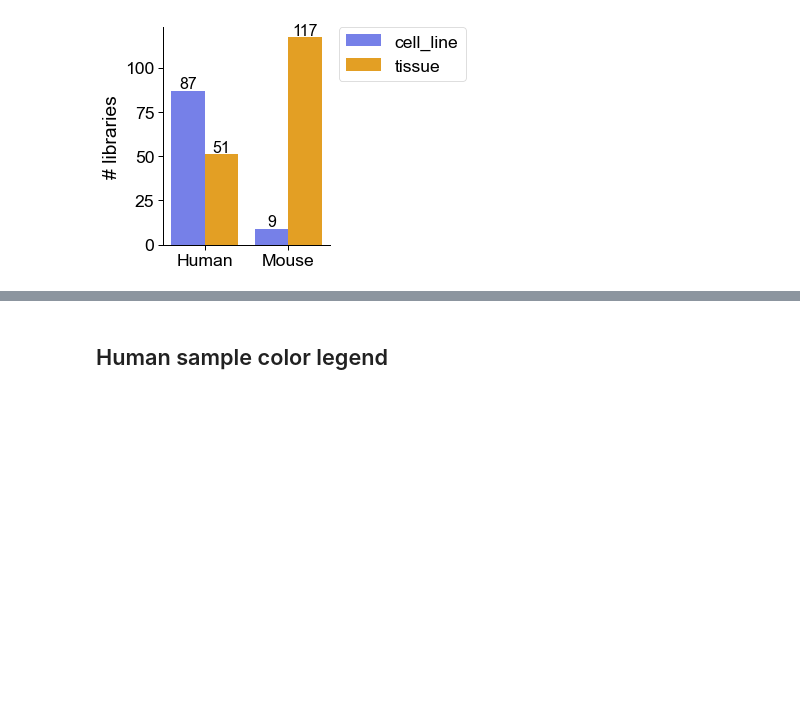
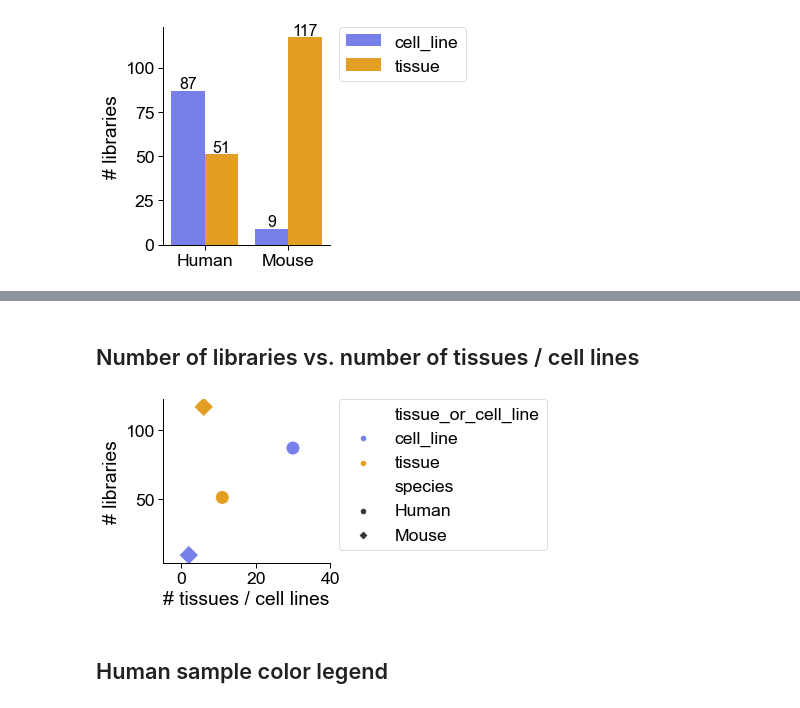
Before and after one commit to fairliereese/rnawg, a Jupyter notebook: figures/fig_s1_overview/fig_s1.ipynb, the cells around one changed output, grey strips where cells are left out. Drawn from its saved outputs; the diff is of its cells as text; code cells hidden in the pictures; blank space fills up the shorter version.

```diff
--- a/figures/fig_s1_overview/fig_s1.ipynb
+++ b/figures/fig_s1_overview/fig_s1.ipynb
@@ -98,3 +112,30 @@ make_summary_box_plot(temp, 'n_libraries', '# libraries', 'figures/library_box_p
+# %% [markdown]
+## Number of libraries vs. number of tissues / cell lines
+# %%
+sns.set_context('paper', font_scale=2)
+plt.figure(figsize=(3,3))
+mpl.rcParams['font.family'] = 'Arial'
+mpl.rcParams['pdf.fonttype'] = 42
+
+style_dict = {'Human': 'o', 'Mouse': 'D'}
+c_dict, order = get_tissue_cell_line_colors()
+ax = sns.scatterplot(data=temp, x='n_general', y='n_libraries',
+            hue='tissue_or_cell_line', style='species', markers=style_dict,
+            palette=c_dict, alpha=1, s=200)
+ax.spines['right'].set_visible(False)
+ax.spines['top'].set_visible(False)
+
+xlabel = '# tissues / cell lines'
+ylabel = '# libraries'
+xlim = (-5, 40)
+
+plt.legend(bbox_to_anchor=(1.05, 1), loc='upper left', borderaxespad=0)
+_ = ax.set(xlabel=xlabel, ylabel=ylabel, xlim=xlim)
+
+fname = 'figures/data_summary_libraries_v_tissue_cell_line.pdf'
+plt.savefig(fname, dpi=500, layout='tight', bbox_inches="tight")
+# %% [output]
+[figure, added]
 # %% [markdown]
 ## Human sample color legend
 # %%
```
Also changed, not shown: parts of 20 cells of this notebook, 14 other files.
